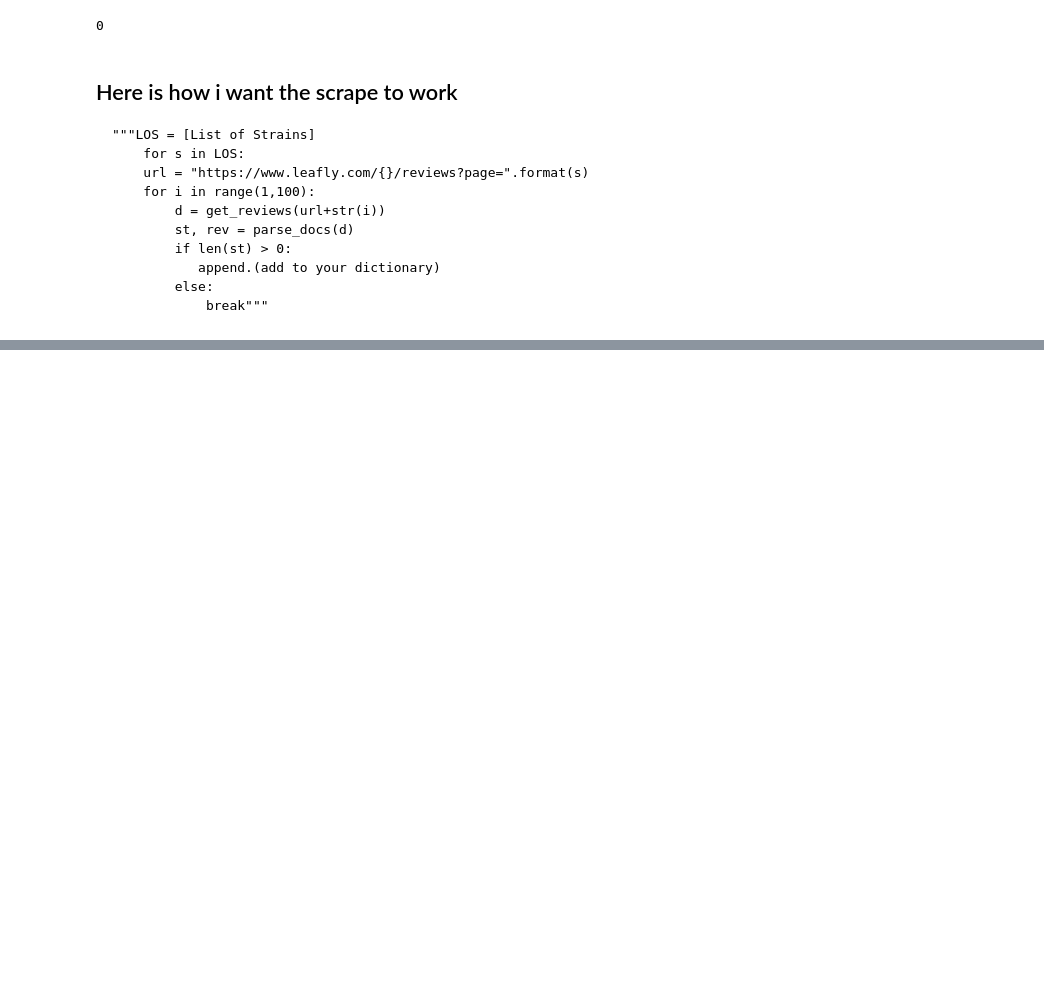
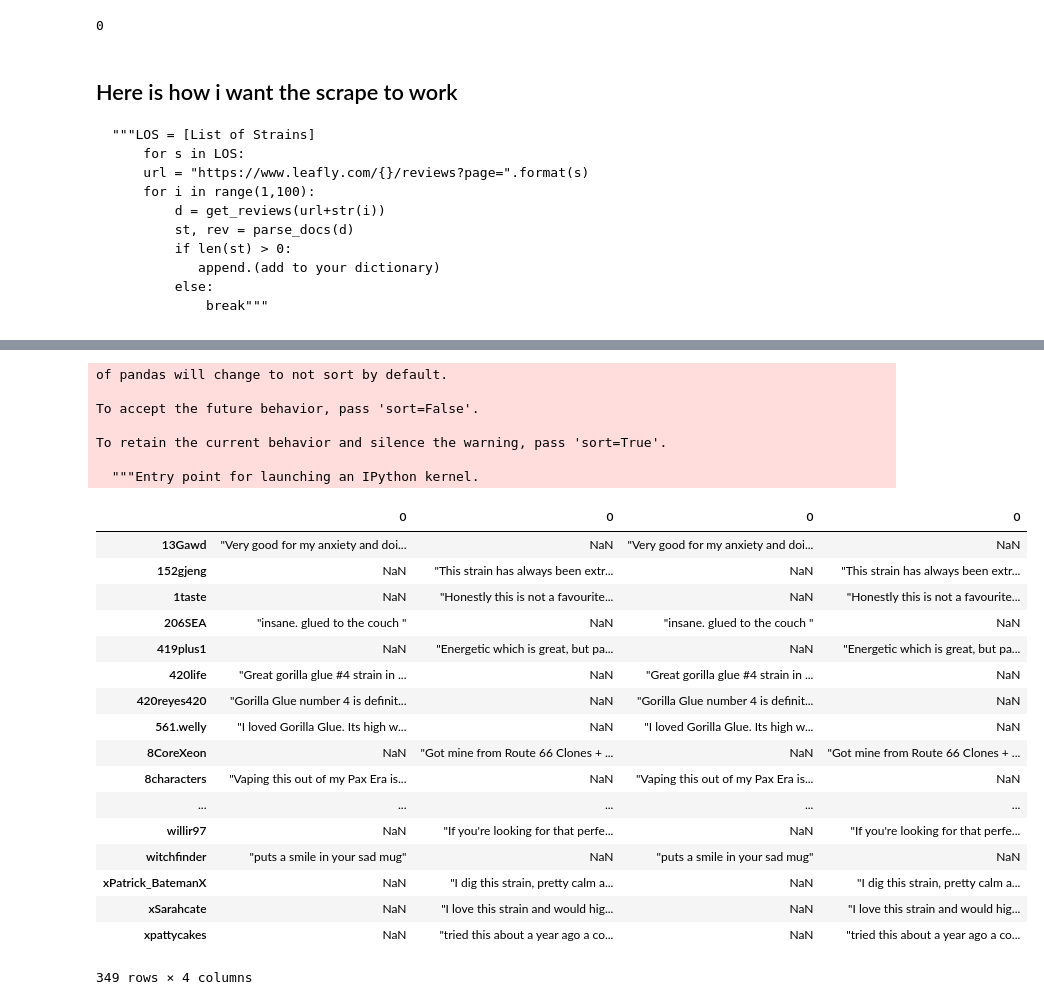
Before and after one commit to jweil8/green_rex, a Jupyter notebook: full_parse_scratch.ipynb, the cells around one changed output, grey strips where cells are left out. Drawn from its saved outputs; the diff is of its cells as text; code cells hidden in the pictures; blank space fills up the shorter version.

Commit message:
add working dataframe with correct columns

```diff
--- a/full_parse_scratch.ipynb
+++ b/full_parse_scratch.ipynb
@@ -68,7 +70,7 @@ def list_o_strains(i):
     soup2 = BeautifulSoup(r.content, 'html.parser')
     strains = soup2.find_all('a', class_="ga_Explore_Strain_Tile")
     for s in strains:
-        LOS.append(s.attrs['href'])
+        LOS.append(str(s.attrs['href'])[1:])
     return LOS
 # %%
 def parse_docs2(d):
@@ -115,7 +117,7 @@ def scraper_dummy_test(los):
     reviews_list_o_lists = []
     #grab URL landing pages for reviews on each strain.
     for s in los:
-        url = "https://www.leafly.com{}/reviews?page=".format(s)
+        url = "https://www.leafly.com/{}/reviews?page=".format(s)
         strain_star_list = []
         strain_user_list = []
         strain_rev_list = []
@@ -137,10 +139,25 @@ def scraper_dummy_test(los):
         reviews_list_o_lists.append(strain_rev_list)
         #make into dictionaries
         for s in los:
+            star_ds = []
+            rev_ds = []
             for i in range(len(star_list_of_lists)):
                 user_revs =  dict(list(zip(user_list_of_lists[i], reviews_list_o_lists[i])))
+                rev_ds.append(user_revs)
                 user_stars = dict(list(zip(user_list_of_lists[i], star_list_of_lists[i])))
-        #create Pandas DF of each dictionary as well.
-    return  user_revs, user_stars
+                star_ds.append(user_stars)
+    #create Pandas DF of each dictionary as well.
+    star_dfs = []
+    rev_dfs = []
+    for s in star_ds:
+        star_dfs.append(pd.DataFrame.from_dict(s, orient='index'))
+    for r in rev_ds:
+        rev_dfs.append(pd.DataFrame.from_dict(r, orient ='index'))
+    #create large dataframe
+    star_df = pd.concat(star_dfs, axis=1, sort=True)
+    rev_df = pd.concat(rev_dfs, axis=1, sort=True)
+    rev_df.columns = los
+    star_df.columns = los
+    return star_df, rev_df
 # %%
 test_strains = list_o_strains('https://www.leafly.com/explore')
@@ -174,0 +164,3 @@ stars_d
+# %%
+test = test_strains[:3]
+test
@@ -174,0 +169,2 @@ stars_d
+# %%
+stars, reviews = scraper_dummy_test(test)
@@ -175 +193,29 @@ stars_d
+# %%
+pd.concat(reviews, axis=1)
+# %% [output]
+of pandas will change to not sort by default.
+
+To accept the future behavior, pass 'sort=False'.
+
+To retain the current behavior and silence the warning, pass 'sort=True'.
+
+  """Entry point for launching an IPython kernel.
+|  | 0 | 0 | 0 | 0 |
+| 13Gawd | "Very good for my anxiety and doi... | NaN | "Very good for my anxiety and doi... | NaN |
+| 152gjeng | NaN | "This strain has always been extr... | NaN | "This strain has always been extr... |
+| 1taste | NaN | "Honestly this is not a favourite... | NaN | "Honestly this is not a favourite... |
+| 206SEA | "insane. glued to the couch " | NaN | "insane. glued to the couch " | NaN |
+| 419plus1 | NaN | "Energetic which is great, but pa... | NaN | "Energetic which is great, but pa... |
+| 420life | "Great gorilla glue #4 strain in ... | NaN | "Great gorilla glue #4 strain in ... | NaN |
+| 420reyes420 | "Gorilla Glue number 4 is definit... | NaN | "Gorilla Glue number 4 is definit... | NaN |
+| 561.welly | "I loved Gorilla Glue. Its high w... | NaN | "I loved Gorilla Glue. Its high w... | NaN |
+| 8CoreXeon | NaN | "Got mine from Route 66 Clones + ... | NaN | "Got mine from Route 66 Clones + ... |
+| 8characters | "Vaping this out of my Pax Era is... | NaN | "Vaping this out of my Pax Era is... | NaN |
+| ... | ... | ... | ... | ... |
+| willir97 | NaN | "If you're looking for that perfe... | NaN | "If you're looking for that perfe... |
+| witchfinder | "puts a smile in your sad mug" | NaN | "puts a smile in your sad mug" | NaN |
+| xPatrick_BatemanX | NaN | "I dig this strain, pretty calm a... | NaN | "I dig this strain, pretty calm a... |
+| xSarahcate | NaN | "I love this strain and would hig... | NaN | "I love this strain and would hig... |
+| xpattycakes | NaN | "tried this about a year ago a co... | NaN | "tried this about a year ago a co... |
+349 rows × 4 columns
 # %%
```
Also changed, not shown: parts of 14 cells of this notebook, 1 other file.
